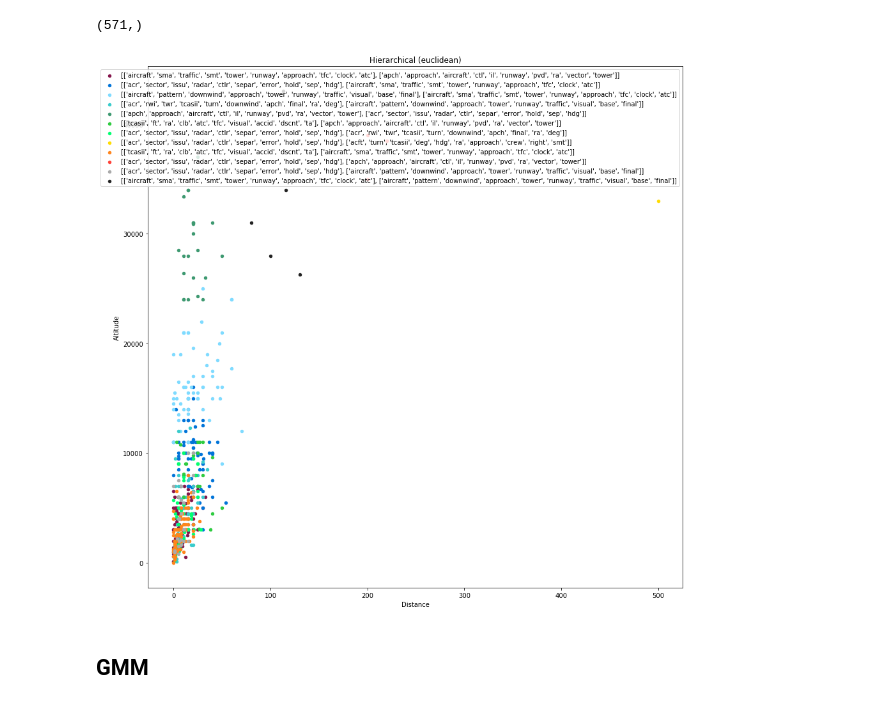
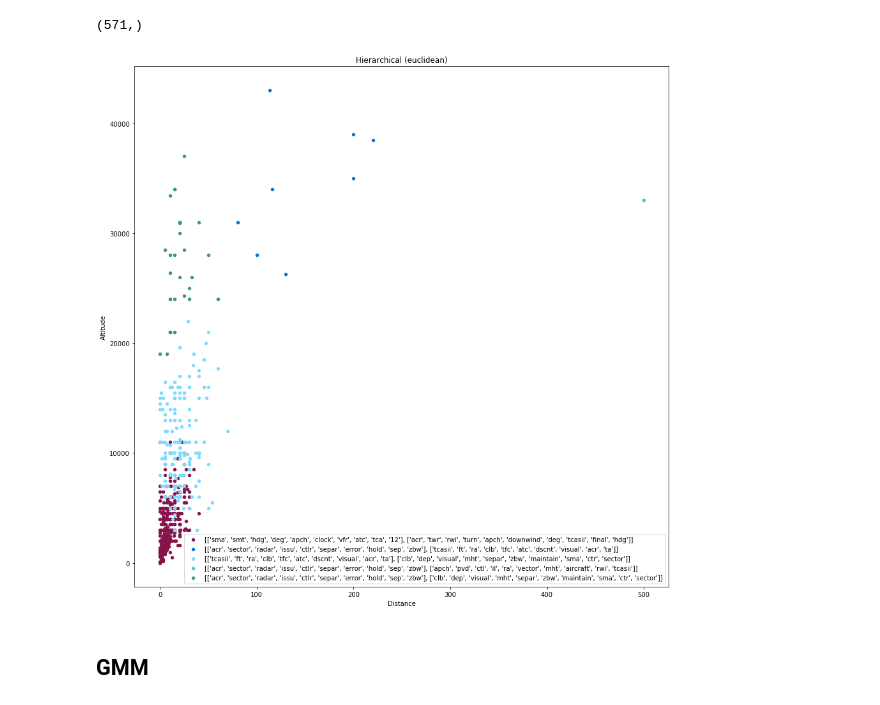
Before and after one commit to lingyigu/acas, a Jupyter notebook: src/03-Clustering.ipynb, the cells around one changed output. Cells and saved outputs as stored; diff of their text form; code cells hidden in the pictures.

```diff
--- a/src/03-Clustering.ipynb
+++ b/src/03-Clustering.ipynb
@@ -81,8 +73,0 @@ plt.xlabel('Components')
-# %%
-# Tfid Vectorizer
-vectorizer = TfidfVectorizer(stop_words='english', min_df=4, max_df=0.8)
-dtm = vectorizer.fit_transform(new_report['Summary'])
-print(dtm.shape)
-dtm_dense = dtm.todense()
-centered_dtm = dtm_dense - np.mean(dtm_dense, axis=0)
-terms = vectorizer.get_feature_names()
@@ -126,8 +105,8 @@ print(components)
 # %%
-dfloc = pd.DataFrame(scale(data[['Place.3', 'Place.5']]), columns=['dis', 'alt'])
+dfloc = pd.DataFrame(scale(new_report[['Distance', 'Altitude']]), columns=['Distance', 'Altitude'])
 df_features = dfloc.join(dfnorm)
-df_features['dis'] = df_features['dis'].apply(lambda x: x * 1)
-df_features['alt'] = df_features['alt'].apply(lambda x: x * 1)
+df_features['Distance'] = df_features['Distance'].apply(lambda x: x * 1)
+df_features['Altitude'] = df_features['Altitude'].apply(lambda x: x * 1)
 df_features.to_csv('03-lsa.csv')
 df_features.head()
 # %% [output]
@@ -215,8 +194,8 @@ plt.figure(figsize=(15, 15))
 colors = ['#85144b', '#0074D9', '#7FDBFF', '#39CCCC', '#3D9970', '#2ECC40', '#01FF70', '#FFDC00', '#FF851B', '#FF4136', '#AAAAAA', '#222222']
 
 for cluster_index in range(k):
-    alt = [data.iloc[i]['Place.5'] for i in range(len(Klabels)) if Klabels[i] == cluster_index]
-    dis = [data.iloc[i]['Place.3'] for i in range(len(Klabels)) if Klabels[i] == cluster_index]
+    dis = [new_report.iloc[i]['Distance'] for i in range(len(Klabels)) if Klabels[i] == cluster_index]
+    alt = [new_report.iloc[i]['Altitude'] for i in range(len(Klabels)) if Klabels[i] == cluster_index]
     plt.scatter(x=dis, y=alt, c=colors[cluster_index], label = Kcluster_names[cluster_index], s=20)
 
 plt.legend()
@@ -241,7 +220,7 @@ Observation:
 # %% [markdown]
 ## Hierarchical
 # %%
-k = 12
+k = 5
 euclidean = AgglomerativeClustering(n_clusters=k, linkage='ward', affinity='euclidean').fit(df_features)
 Hlabels = euclidean.labels_
 print(Hlabels.shape)
@@ -271,20 +250,20 @@ for i in range(k):
 # %%
 # Plot Hierarchical
 plt.figure(figsize=(15, 15))
 colors = ['#85144b', '#0074D9', '#7FDBFF', '#39CCCC', '#3D9970', '#2ECC40', '#01FF70', '#FFDC00', '#FF851B', '#FF4136', '#AAAAAA', '#222222']
 
 for cluster_index in range(k):
-    alt = [data.iloc[i]['Place.5'] for i in range(len(Hlabels)) if Hlabels[i] == cluster_index]
-    dis = [data.iloc[i]['Place.3'] for i in range(len(Hlabels)) if Hlabels[i] == cluster_index]
+    dis = [new_report.iloc[i]['Distance'] for i in range(len(Hlabels)) if Hlabels[i] == cluster_index]
+    alt = [new_report.iloc[i]['Altitude'] for i in range(len(Hlabels)) if Hlabels[i] == cluster_index]
     plt.scatter(x=dis, y=alt, c=colors[cluster_index], label = Hcluster_names[cluster_index], s=20)
 
 plt.legend()
 plt.xlabel('Distance')
 plt.ylabel('Altitude')
 plt.title('Hierarchical (euclidean)')
 plt.show()
 # %% [output]
-[figure, old version]
+[figure, new version]
 # %% [markdown]
 ## GMM
 # %%
```
Also changed, not shown: parts of 17 cells of this notebook, 1 other file.
